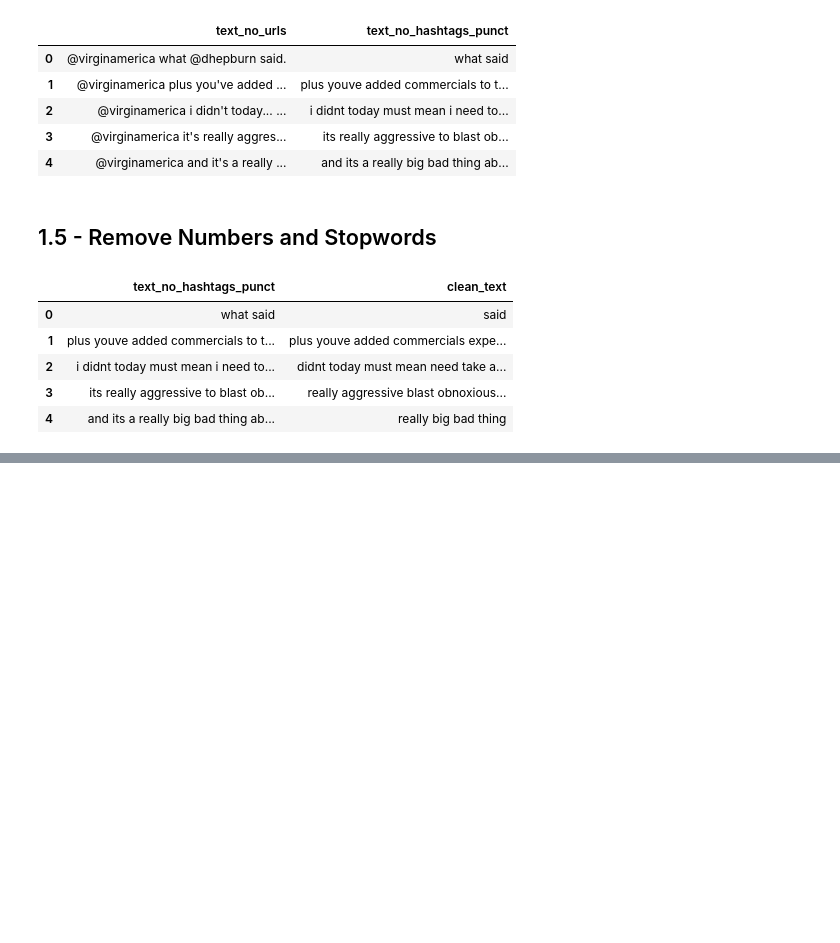
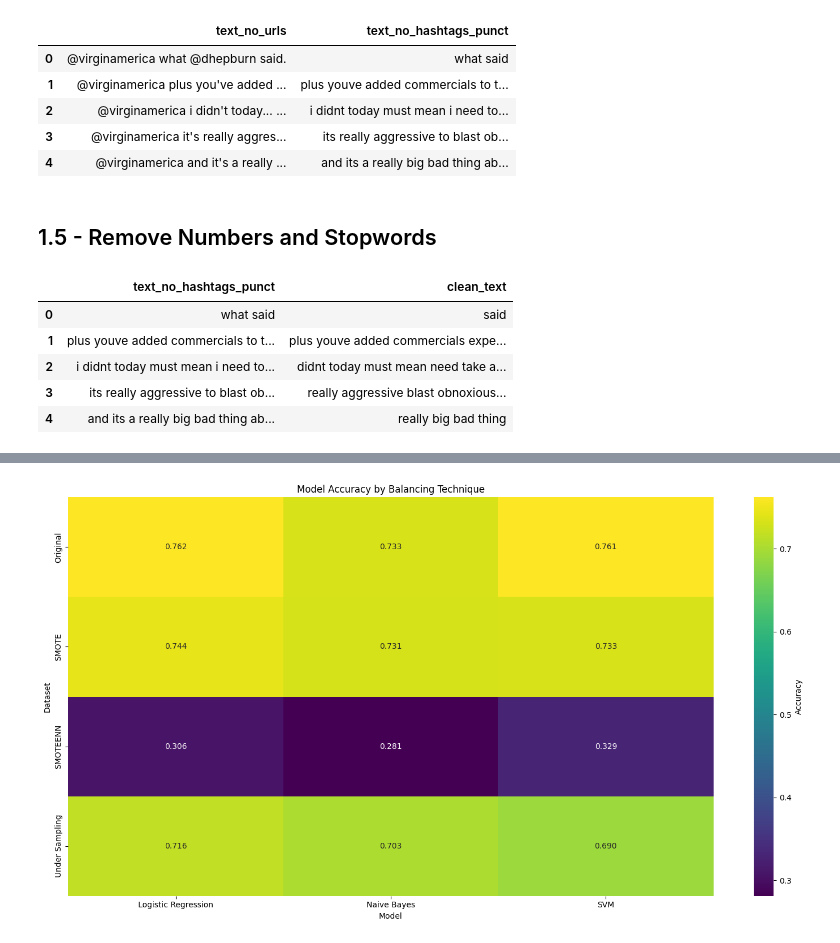
Before and after one commit to zbialaz/sentiment-analysis-airlines, a Jupyter notebook: sentiment_analysis_airlines.ipynb, the cells around one changed output, grey strips where cells are left out. Saved outputs shown, nothing was run; the diff lists cells and outputs as text; code cells hidden in the pictures; blank space fills up the shorter version.

```diff
--- a/sentiment_analysis_airlines.ipynb
+++ b/sentiment_analysis_airlines.ipynb
@@ -87,5 +97,6 @@ df[['text_lower', 'text_no_urls']].head()
 # %%
 # Remove mentions from text
-df['text_no_mentions'] = df['text_no_urls'].apply(lambda x: re.sub(r'@\w+', '', x))
+df_no_mentions = df_no_urls.copy()
+df_no_mentions['text_no_mentions'] = df_no_mentions['text_no_urls'].apply(lambda x: re.sub(r'@\w+', '', x))
 # %%
 # Visualize the result
@@ -135,0 +412,79 @@ df[['text_no_hashtags_punct', 'clean_text']].head()
+# %%
+# Compare the performance of the models with different balancing techniques
+from sklearn.metrics import f1_score, precision_score, recall_score
+
+# Define the models to be tested
+models = {
+    "Naive Bayes": MultinomialNB(),
+    "Logistic Regression": LogisticRegression(max_iter=2000),
+    "SVM": LinearSVC(max_iter=2000)
+}
+
+# Define the balanced datasets
+balanced_datasets = {
+    "Original": (X_train_orig, y_train_orig),
+    "SMOTE": (X_train_smote, y_train_smote),
+    "Under Sampling": (X_train_under, y_train_under),
+    "SMOTEENN": (X_train_combined, y_train_combined)
+}
+
+# Store results
+results = []
+
+print("=== MODEL COMPARISON WITH BALANCED DATA ===\n")
+
+for dataset_name, (X_train_balanced, y_train_balanced) in balanced_datasets.items():
+    print(f"\n🔍 Testing with dataset: {dataset_name}")
+    print("-" * 50)
+
+    for model_name, model in models.items():
+        # Train the model
+        model.fit(X_train_balanced, y_train_balanced)
+
+        # Make predictions (always on the same test set)
+        y_pred = model.predict(X_test_orig)
+
+        # Calculate metrics
+        accuracy = accuracy_score(y_test_orig, y_pred)
+        f1 = f1_score(y_test_orig, y_pred, average='weighted')
+        precision = precision_score(y_test_orig, y_pred, average='weighted')
+        recall = recall_score(y_test_orig, y_pred, average='weighted')
+
+        # Store results
+
+        results.append({
+            'Dataset': dataset_name,
+            'Model': model_name,
+            'Accuracy': accuracy,
+            'F1-Score': f1,
+            'Precision': precision,
+            'Recall': recall
+        })
+
+        print(f"  {model_name:20} | Acc: {accuracy:.3f} | F1: {f1:.3f} | Prec: {precision:.3f} | Rec: {recall:.3f}")
+
+# Convert results to DataFrame for better visualization
+results_df = pd.DataFrame(results)
+
+# Find the best model
+best_result = results_df.loc[results_df['Accuracy'].idxmax()]
+print(f"\n🏆 BEST RESULT:")
+print(f"Dataset: {best_result['Dataset']}")
+print(f"Model: {best_result['Model']}")
+print(f"Accuracy: {best_result['Accuracy']:.3f}")
+print(f"F1-Score: {best_result['F1-Score']:.3f}")
+
+# Visualize the results
+plt.figure(figsize=(15, 8))
+
+# Accuracy chart by dataset and model
+pivot_acc = results_df.pivot(index='Dataset', columns='Model', values='Accuracy')
+sns.heatmap(pivot_acc, annot=True, fmt='.3f', cmap='viridis', cbar_kws={'label': 'Accuracy'})
+plt.title('Model Accuracy by Balancing Technique')
+plt.tight_layout()
+plt.show()
+
+# Show complete results table
+print("\n📊 COMPLETE RESULTS TABLE:")
+print(results_df.round(3))
+# %% [output]
@@ -135,0 +508 @@ df[['text_no_hashtags_punct', 'clean_text']].head()
+[figure, added]
```
Also changed, not shown: parts of 44 cells of this notebook, 2 other files.
